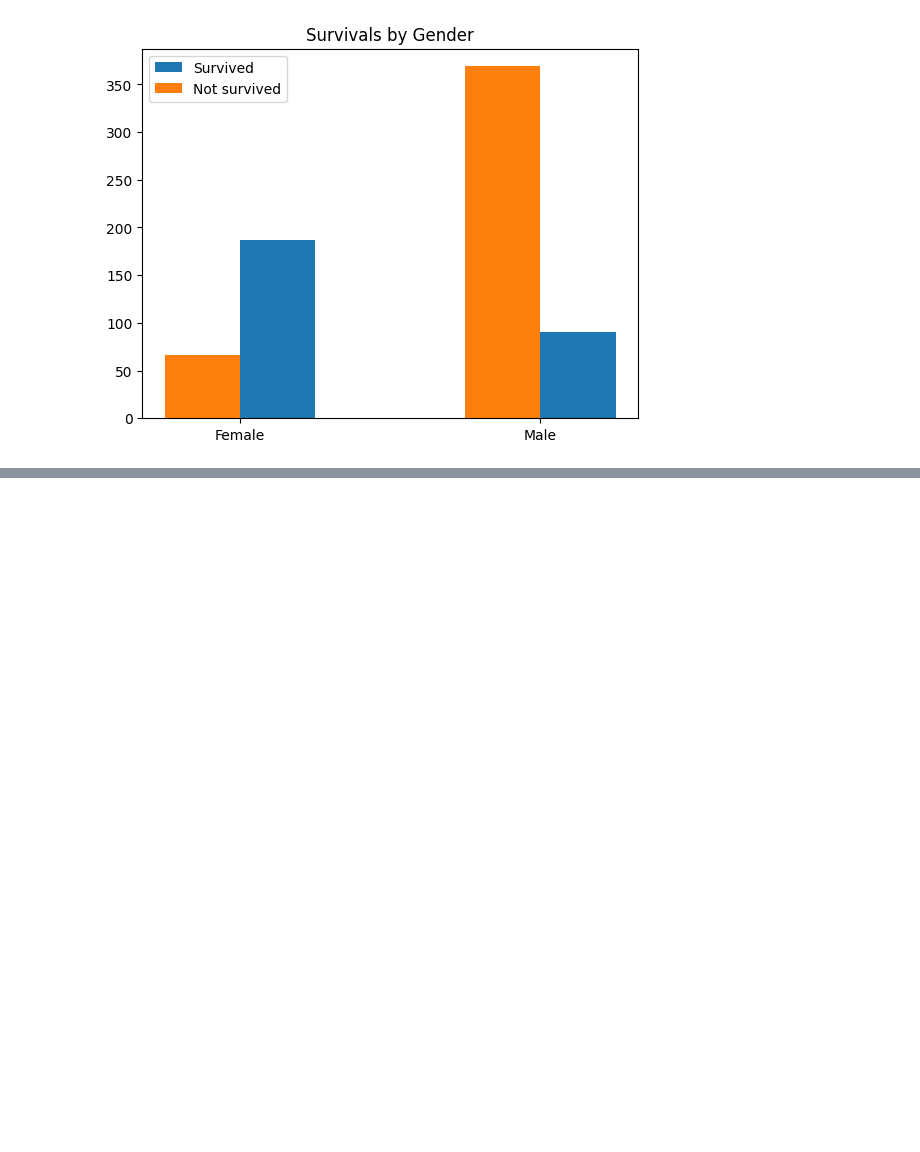
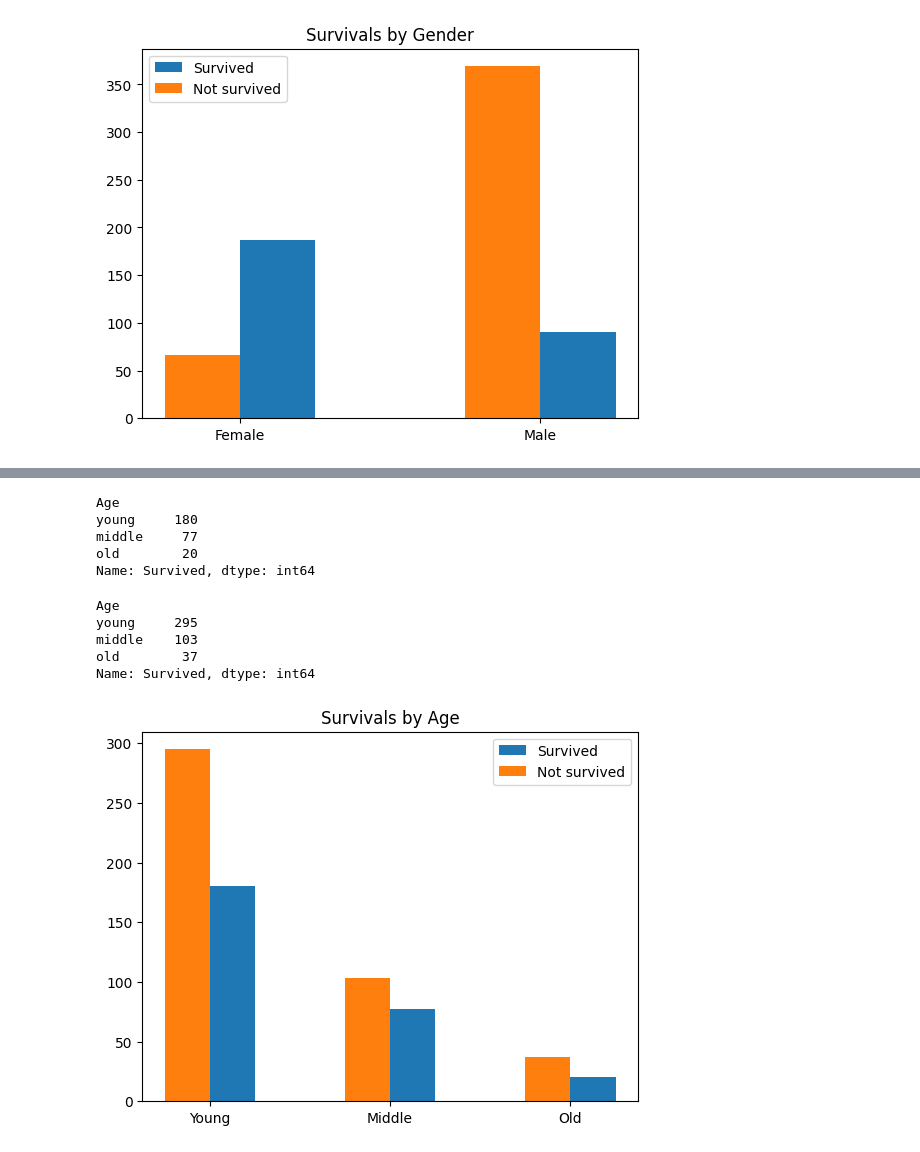
Before and after one commit to Aayush-1333/Project_Titanica, a Jupyter notebook: 1_EDA.ipynb, the cells around one changed output, grey strips where cells are left out. Drawn from its saved outputs; the diff is of its cells as text; code cells hidden in the pictures; blank space fills up the shorter version.

```diff
--- a/1_EDA.ipynb
+++ b/1_EDA.ipynb
@@ -145,0 +218,3 @@ plt.show()
+# %%
+categorized_ages = pd.cut(x=train_data['Age'], bins=[0, 30, 50, 90], labels=['young', 'middle', 'old'])
+categorized_ages
@@ -145,0 +236,3 @@ plt.show()
+# %%
+train_data['Age'] = categorized_ages
+train_data
@@ -145,0 +259,30 @@ plt.show()
+# %%
+# Let's see the age of survivors
+survived_victims = train_data[train_data['Survived'] == 1]
+survived_victims_by_age = survived_victims['Survived'].groupby(survived_victims['Age'], observed=False).count()
+survived_victims_by_age
+# %% [output]
+Age
+young     180
+middle     77
+old        20
+Name: Survived, dtype: int64
+# %%
+deceased_victims = train_data[train_data['Survived'] == 0]
+deceased_victims_by_age = deceased_victims['Survived'].groupby(deceased_victims['Age'], observed=False).count()
+deceased_victims_by_age
+# %% [output]
+Age
+young     295
+middle    103
+old        37
+Name: Survived, dtype: int64
+# %%
+plt.bar(x=["Young", "Middle", "Old"], height=survived_victims_by_age, width=0.25, align='edge', label="Survived")
+plt.bar(x=["Young", "Middle", "Old"], height=deceased_victims_by_age, width=-0.25, align='edge', label="Not survived")
+
+plt.title("Survivals by Age")
+plt.legend()
+plt.show()
+# %% [output]
+[figure, added]
```
Also changed, not shown: parts of 48 cells of this notebook, 6 other files.
